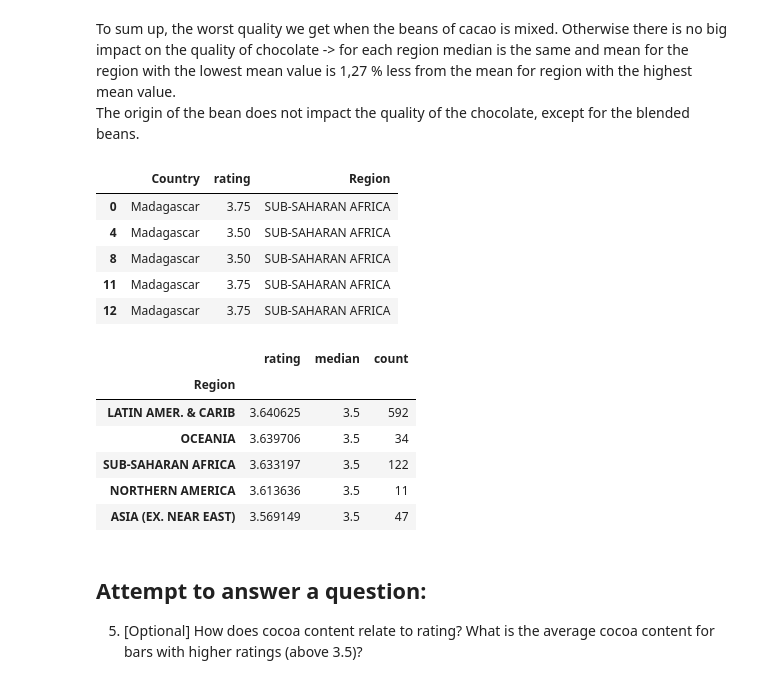
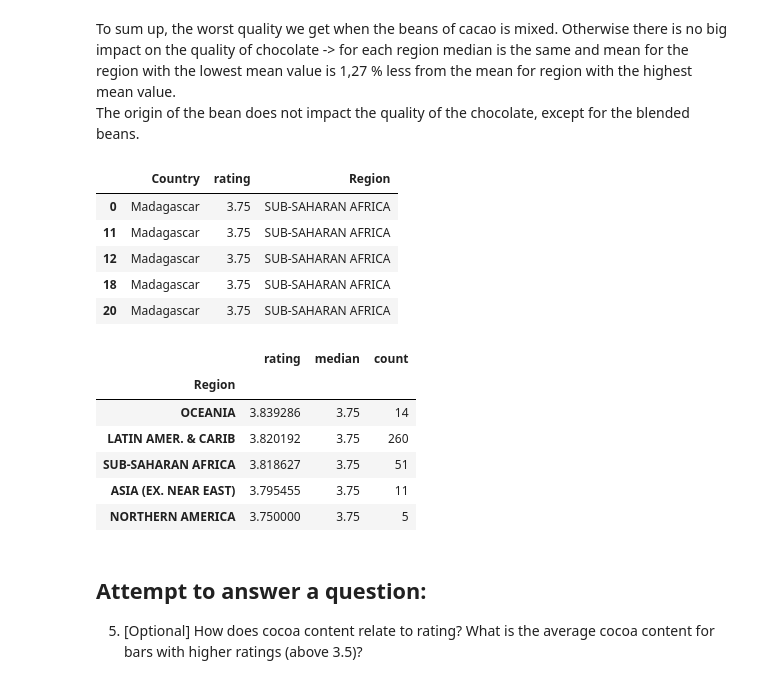
Before and after one commit to katarzynaadamczyk/data_analysis, a Jupyter notebook: chocolate_bars/chocolate_analysis.ipynb, the cells around one changed output. Cells and saved outputs as stored; diff of their text form; code cells hidden in the pictures.

```diff
--- a/chocolate_bars/chocolate_analysis.ipynb
+++ b/chocolate_bars/chocolate_analysis.ipynb
@@ -223,15 +223,15 @@ Mean rating in Asia is  1.27 % less than in Oceania
 To sum up, the worst quality we get when the beans of cacao is mixed. Otherwise there is no big impact on the quality of chocolate -> for each region median is the same and mean for the region with the lowest mean value is 1,27 % less from the mean for region with the highest mean value.\
 The origin of the bean does not impact the quality of the chocolate, except for the blended beans.
 # %%
-df_bean_origin_merge_3_5 = df_bean_origin_merge[df_bean_origin_merge['rating'] >= 3.5]
+df_bean_origin_merge_3_5 = df_bean_origin_merge[df_bean_origin_merge['rating'] > 3.5]
 df_bean_origin_merge_3_5.head()
 # %% [output]
 |  | Country | rating | Region |
 | 0 | Madagascar | 3.75 | SUB-SAHARAN AFRICA |
-| 4 | Madagascar | 3.50 | SUB-SAHARAN AFRICA |
-| 8 | Madagascar | 3.50 | SUB-SAHARAN AFRICA |
 | 11 | Madagascar | 3.75 | SUB-SAHARAN AFRICA |
 | 12 | Madagascar | 3.75 | SUB-SAHARAN AFRICA |
+| 18 | Madagascar | 3.75 | SUB-SAHARAN AFRICA |
+| 20 | Madagascar | 3.75 | SUB-SAHARAN AFRICA |
 # %%
 df_bean_origin_regions_3_5 = (df_bean_origin_merge_3_5
                           .groupby('Region')
@@ -246,11 +246,11 @@ df_bean_origin_regions_3_5
 # %% [output]
 |  | rating | median | count |
 | Region |  |  |  |
-| LATIN AMER. & CARIB | 3.640625 | 3.5 | 592 |
-| OCEANIA | 3.639706 | 3.5 | 34 |
-| SUB-SAHARAN AFRICA | 3.633197 | 3.5 | 122 |
-| NORTHERN AMERICA | 3.613636 | 3.5 | 11 |
-| ASIA (EX. NEAR EAST) | 3.569149 | 3.5 | 47 |
+| OCEANIA | 3.839286 | 3.75 | 14 |
+| LATIN AMER. & CARIB | 3.820192 | 3.75 | 260 |
+| SUB-SAHARAN AFRICA | 3.818627 | 3.75 | 51 |
+| ASIA (EX. NEAR EAST) | 3.795455 | 3.75 | 11 |
+| NORTHERN AMERICA | 3.750000 | 3.75 | 5 |
 # %% [markdown]
 ## Attempt to answer a question:
 5. [Optional] How does cocoa content relate to rating? What is the average cocoa content for bars with higher ratings (above 3.5)?
```
Also changed, not shown: 12 other files.
